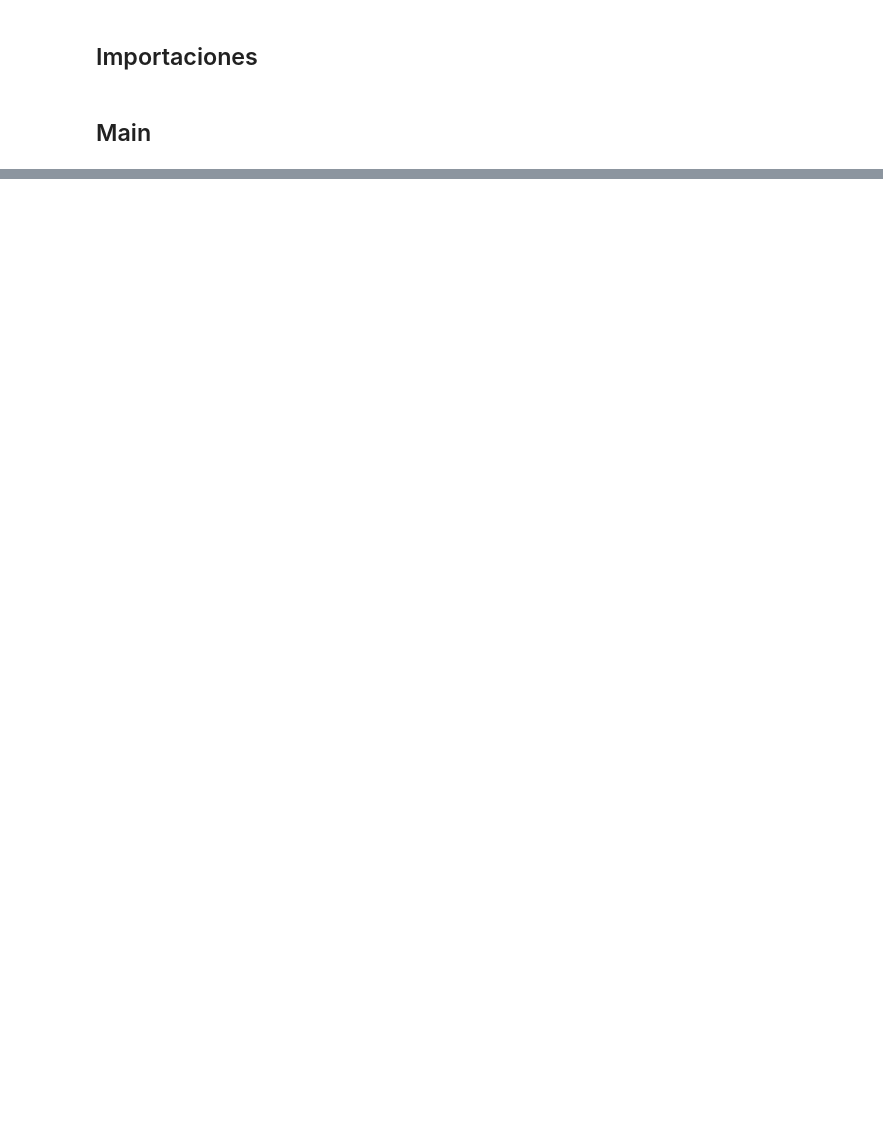
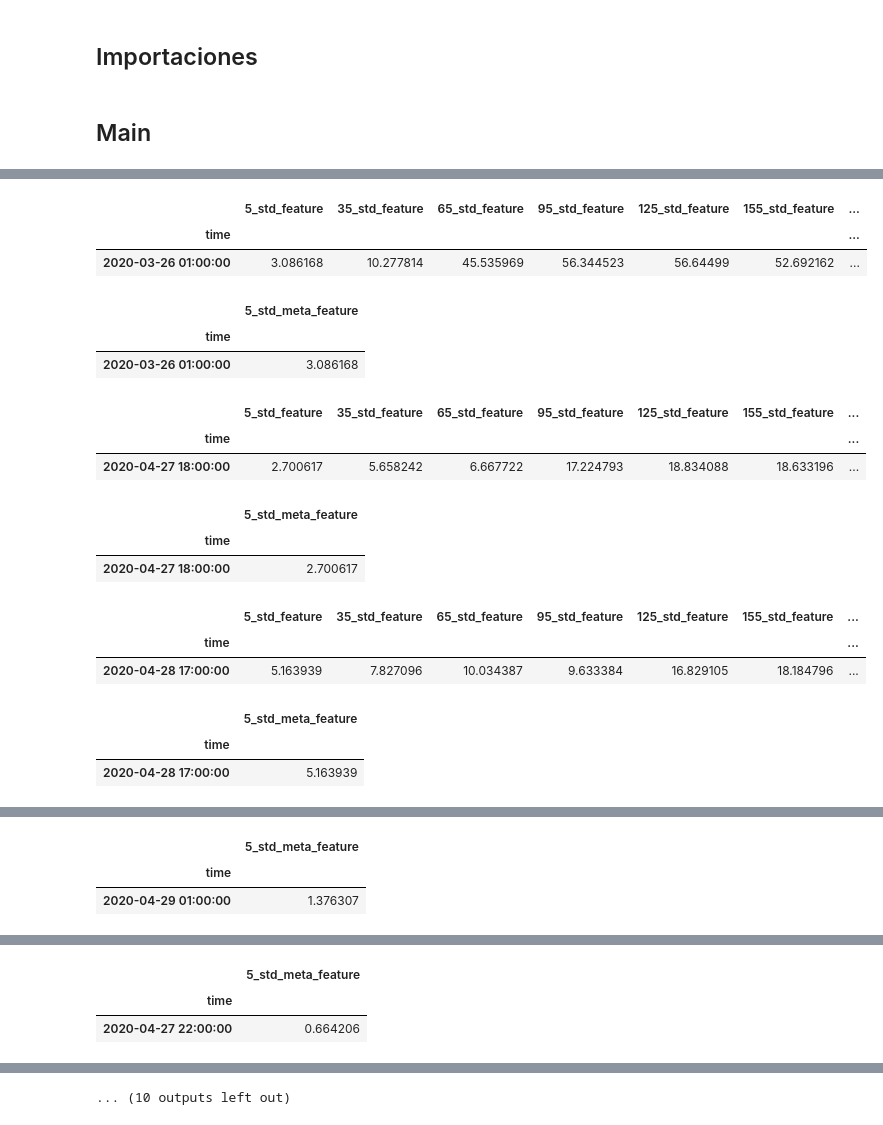
Before and after one commit to ajmtrz/eda_robots, a Jupyter notebook: studies/clusters_searcher.ipynb, the cells around one changed output, grey strips where cells are left out. Cells and saved outputs as stored; diff of their text form; code cells hidden in the pictures; blank space fills up the shorter version.

```diff
--- a/studies/clusters_searcher.ipynb
+++ b/studies/clusters_searcher.ipynb
@@ -85,9 +132,9 @@ def fit_final_models(clustered: pd.DataFrame,
     train_X_m, test_X_m, train_y_m, test_y_m = train_test_split(
         X_meta, y_meta, train_size=0.7, shuffle=True)
     # debug
-    #common_index = X_main.index[0]
-    #display(X_main.loc[[common_index]])
-    #display(X_meta.loc[[common_index]])
+    common_index = X_main.index[0]
+    display(X_main.loc[[common_index]])
+    display(X_meta.loc[[common_index]])
     # 4) Hiper‑parámetros CatBoost (con valores por defecto + overrides)
     cat_main_params = dict(
         iterations=hp.get('cat_iterations', 500),
@@ -101,8 +148,8 @@ def fit_final_models(clustered: pd.DataFrame,
         thread_count=-1,
         task_type='CPU',
     )
-    #weights_main = compute_class_weight(class_weight='balanced', classes=np.unique(y_meta), y=y_meta)
-    #cat_main_params['class_weights'] = list(weights_main)
+    weights_main = compute_class_weight(class_weight='balanced', classes=np.unique(y_meta), y=y_meta)
+    cat_main_params['class_weights'] = list(weights_main)
     model = CatBoostClassifier(**cat_main_params)
     model.fit(train_X, train_y, eval_set=(test_X, test_y), early_stopping_rounds=25)
 
@@ -118,8 +165,8 @@ def fit_final_models(clustered: pd.DataFrame,
         thread_count=-1,
         task_type='CPU',
     )
-    #weights_meta = compute_class_weight(class_weight='balanced', classes=np.unique(y_meta), y=y_meta)
-    #cat_meta_params['class_weights'] = list(weights_meta)
+    weights_meta = compute_class_weight(class_weight='balanced', classes=np.unique(y_meta), y=y_meta)
+    cat_meta_params['class_weights'] = list(weights_meta)
     meta_model = CatBoostClassifier(**cat_meta_params)
     meta_model.fit(train_X_m, train_y_m, eval_set=(test_X_m, test_y_m), early_stopping_rounds=15)
 
@@ -229,7 +276,7 @@ def optimize_and_export(symbol: str = 'BTCUSDT', timeframe: str = 'H1', n_trials
         'direction': 'buy',
         'n_clusters': 30,
         'window_size': 350,
-        'periods': [i for i in range(5, 300, 30)][::-1],
+        'periods': [i for i in range(5, 300, 30)],
         'periods_meta': [5],
         'backward': datetime(2020, 3, 26),
         'forward': datetime(2024, 1, 1),
@@ -256,3 +303,4 @@ def optimize_and_export(symbol: str = 'BTCUSDT', timeframe: str = 'H1', n_trials
 
 if __name__ == "__main__":
     optimize_and_export('XAUUSD', 'H1', n_trials=1)
+# %% [output]
@@ -258,0 +308,18 @@ if __name__ == "__main__":
+|  | 5_std_feature | 35_std_feature | 65_std_feature | 95_std_feature | 125_std_feature | 155_std_feature | ... |
+| time |  |  |  |  |  |  | ... |
+| 2020-03-26 01:00:00 | 3.086168 | 10.277814 | 45.535969 | 56.344523 | 56.64499 | 52.692162 | ... |
+|  | 5_std_meta_feature |
+| time |  |
+| 2020-03-26 01:00:00 | 3.086168 |
+|  | 5_std_feature | 35_std_feature | 65_std_feature | 95_std_feature | 125_std_feature | 155_std_feature | ... |
+| time |  |  |  |  |  |  | ... |
+| 2020-04-27 18:00:00 | 2.700617 | 5.658242 | 6.667722 | 17.224793 | 18.834088 | 18.633196 | ... |
+|  | 5_std_meta_feature |
+| time |  |
+| 2020-04-27 18:00:00 | 2.700617 |
+|  | 5_std_feature | 35_std_feature | 65_std_feature | 95_std_feature | 125_std_feature | 155_std_feature | ... |
+| time |  |  |  |  |  |  | ... |
+| 2020-04-28 17:00:00 | 5.163939 | 7.827096 | 10.034387 | 9.633384 | 16.829105 | 18.184796 | ... |
+|  | 5_std_meta_feature |
+| time |  |
+| 2020-04-28 17:00:00 | 5.163939 |
@@ -258,0 +329,3 @@ if __name__ == "__main__":
+|  | 5_std_meta_feature |
+| time |  |
+| 2020-04-29 01:00:00 | 1.376307 |
@@ -258,0 +335,3 @@ if __name__ == "__main__":
+|  | 5_std_meta_feature |
+| time |  |
+| 2020-04-27 22:00:00 | 0.664206 |
@@ -258,0 +341 @@ if __name__ == "__main__":
+... (10 outputs left out)
```
Also changed, not shown: parts of 3 cells of this notebook, 1 other file.
